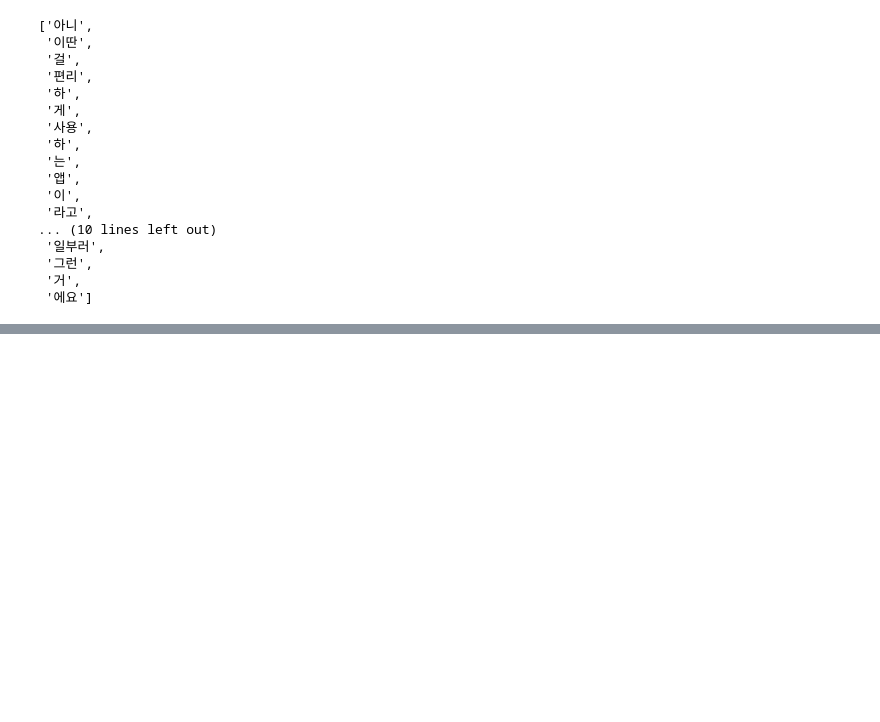
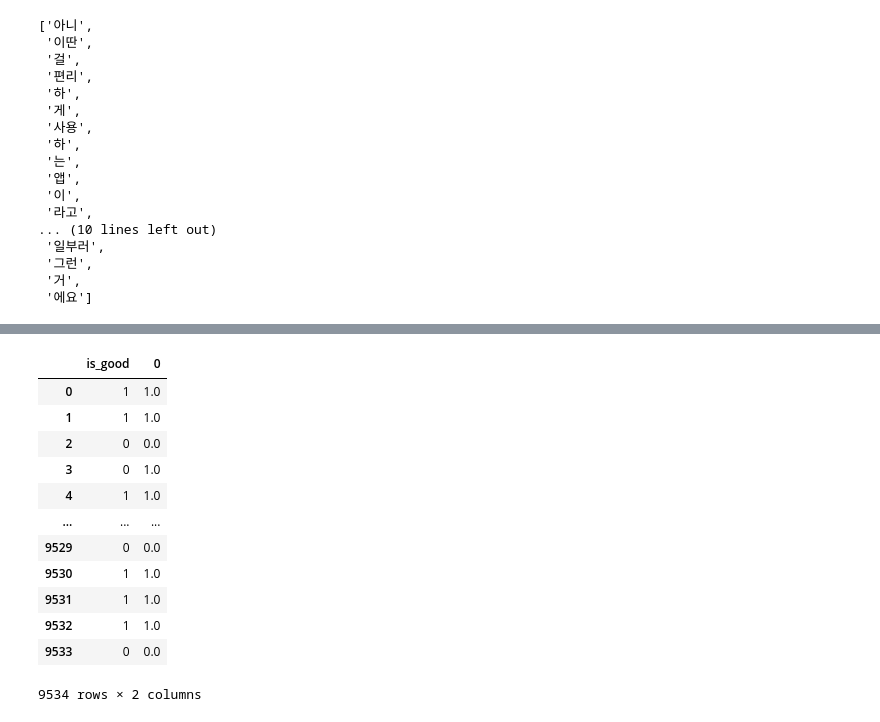
Before and after one commit to LongS1eeper/fintech_service_2nd, a Jupyter notebook: 06deep_learning/12RNN으로만든모델로_테스트데이터_분석하기.ipynb, the cells around one changed output, grey strips where cells are left out. Cells and saved outputs as stored; diff of their text form; code cells hidden in the pictures; blank space fills up the shorter version.

```diff
--- a/06deep_learning/12RNN으로만든모델로_테스트데이터_분석하기.ipynb
+++ b/06deep_learning/12RNN으로만든모델로_테스트데이터_분석하기.ipynb
@@ -184,0 +170,30 @@ print(classification_report(y_test, pred))
+# %%
+birnn_pred = pd.DataFrame(birnn_pred)
+cnn_lstm_pred = pd.DataFrame(cnn_latm_pred)
+attn_pred = pd.DataFrame(attn_pred)
+# %%
+y = pd.DataFrame(y)
+# %%
+birnn_result = y.join(birnn_pred)
+cnn_lstm_result = y.join(cnn_lstm_pred)
+attn_pred_result = y.join(attn_pred)
+# %%
+birnn_result.loc[:, 0] = birnn_result.loc[:, 0].apply(lambda x: 1 if x > 0.5 else 0)
+cnn_lstm_result.loc[:, 0] = cnn_lstm_result.loc[:, 0].apply(lambda x: 1 if x > 0.5 else 0)
+attn_pred_result.loc[:, 0] = attn_pred_result.loc[:, 0].apply(lambda x: 1 if x > 0.5 else 0)
+# %%
+birnn_result
+# %% [output]
+|  | is_good | 0 |
+| 0 | 1 | 1.0 |
+| 1 | 1 | 1.0 |
+| 2 | 0 | 0.0 |
+| 3 | 0 | 1.0 |
+| 4 | 1 | 1.0 |
+| ... | ... | ... |
+| 9529 | 0 | 0.0 |
+| 9530 | 1 | 1.0 |
+| 9531 | 1 | 1.0 |
+| 9532 | 1 | 1.0 |
+| 9533 | 0 | 0.0 |
+9534 rows × 2 columns
```
Also changed, not shown: parts of 33 cells of this notebook, 3 other files.
